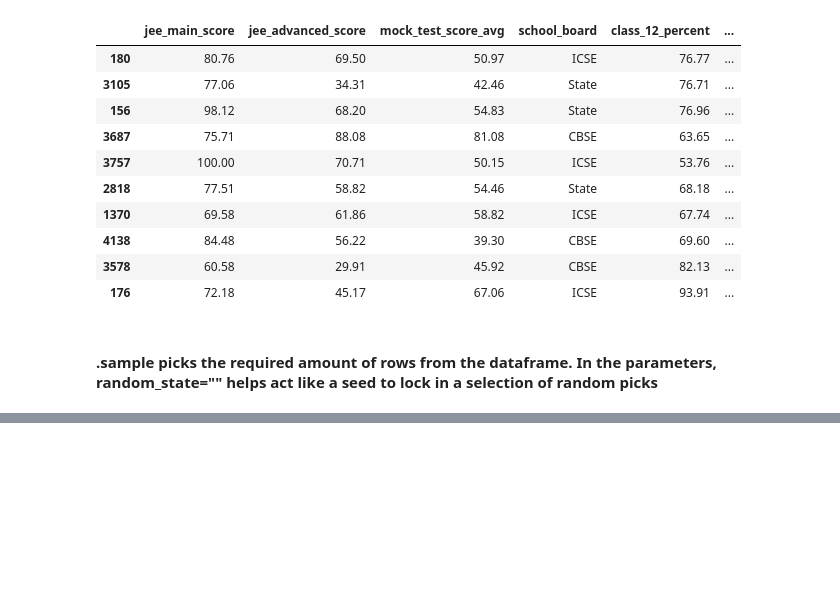
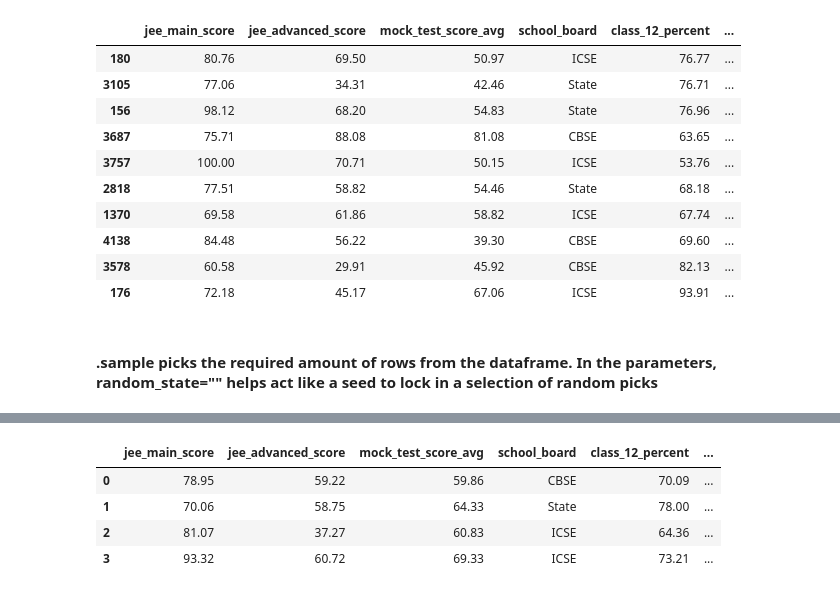
Before and after one commit to Chracker24/Pandas, a Jupyter notebook: lol.ipynb, the cells around one changed output, grey strips where cells are left out. Saved outputs shown, nothing was run; the diff lists cells and outputs as text; code cells hidden in the pictures; blank space fills up the shorter version.

```diff
--- a/lol.ipynb
+++ b/lol.ipynb
@@ -185,0 +207,8 @@ jee.sample(10)
+# %%
+jee.loc[0:3]
+# %% [output]
+|  | jee_main_score | jee_advanced_score | mock_test_score_avg | school_board | class_12_percent | ... |
+| 0 | 78.95 | 59.22 | 59.86 | CBSE | 70.09 | ... |
+| 1 | 70.06 | 58.75 | 64.33 | State | 78.00 | ... |
+| 2 | 81.07 | 37.27 | 60.83 | ICSE | 64.36 | ... |
+| 3 | 93.32 | 60.72 | 69.33 | ICSE | 73.21 | ... |
```
Also changed, not shown: parts of 3 cells of this notebook.
